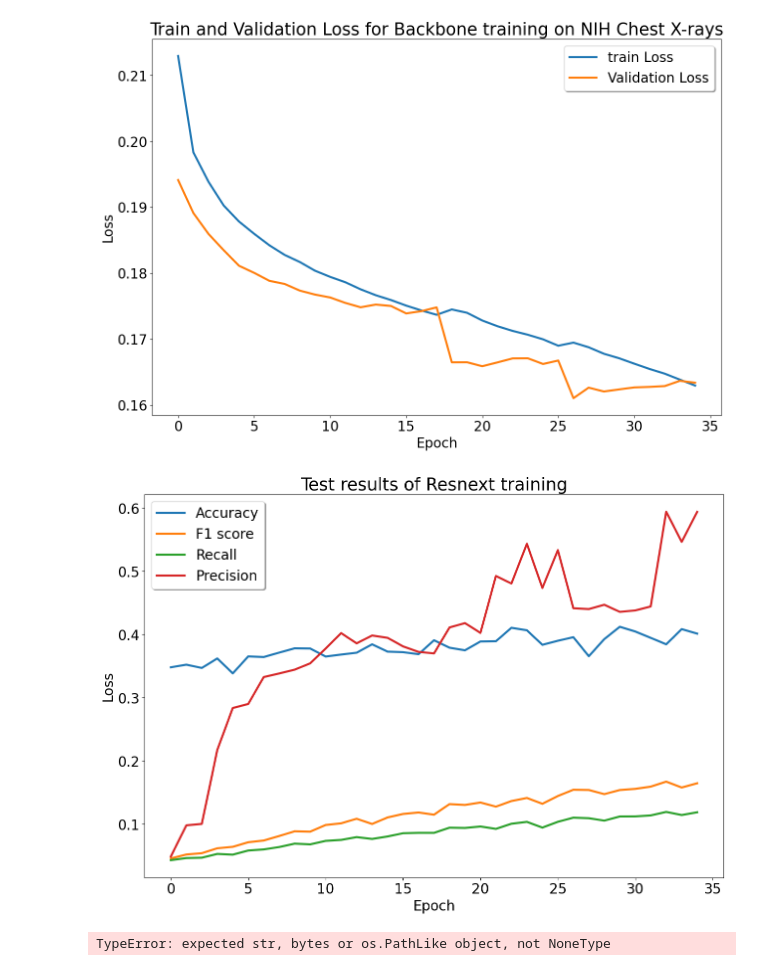
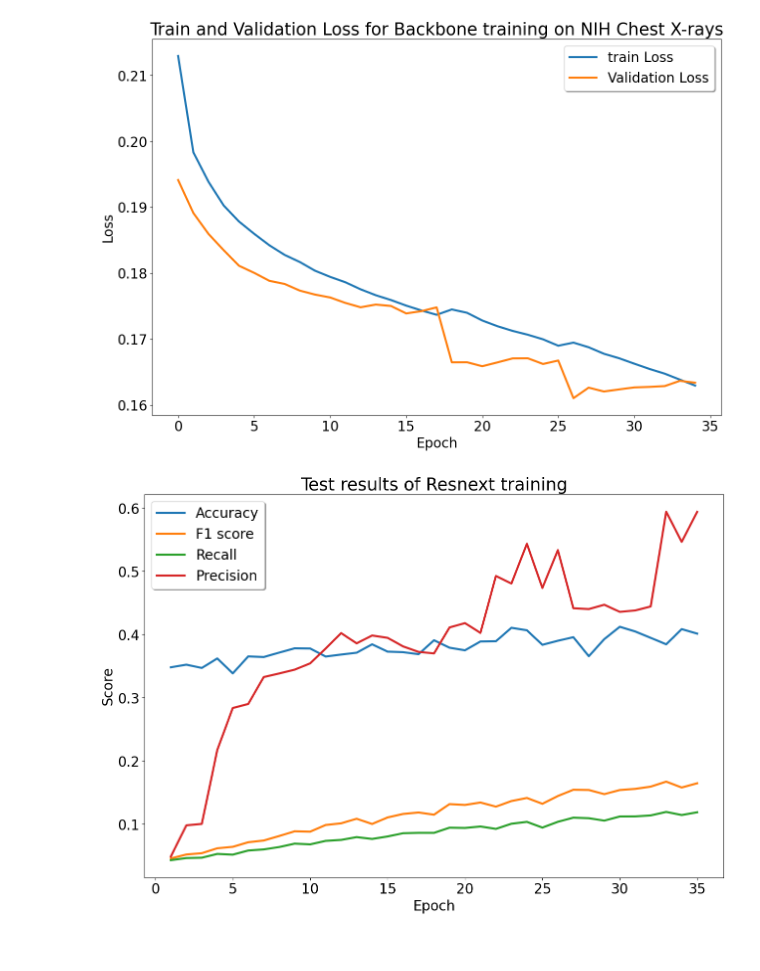
Before and after one commit to JulianSe26/aml-project, a Jupyter notebook: src/model-evaluations.ipynb, the cells around one changed output. Saved outputs shown, nothing was run; the diff lists cells and outputs as text; code cells hidden in the pictures.

```diff
--- a/src/model-evaluations.ipynb
+++ b/src/model-evaluations.ipynb
@@ -31,30 +32,25 @@ fig.savefig("../imgs/models/loss_backbone_rcnn_35.png",dpi=200)
 with open(loss_path + '/resnext101_32x8d_general_test_results_35.pickle', 'rb') as f:
     test_results_general = pickle.load(f)
 # %%
-x = [i for i in range(len(val_loss))]
+x = [i+1 for i in range(len(val_loss))]
 
 accuracy = [a['accuracy'] for a in test_results_general]
 f1 = [a['f1'] for a in test_results_general]
 recall = [a['recall'] for a in test_results_general]
 precision = [a['precision'] for a in test_results_general]
 
 fig = plt.figure(figsize=(15,10))
 plt.plot(x,accuracy, label="Accuracy", linewidth=3)
 plt.plot(x,f1, label="F1 score", linewidth=3)
 plt.plot(x,recall, label="Recall", linewidth=3)
 plt.plot(x,precision, label="Precision", linewidth=3)
 plt.title("Test results of Resnext training", fontsize=25)
-plt.ylabel("Loss",fontsize=20)
+plt.ylabel("Score",fontsize=20)
 plt.xlabel("Epoch",fontsize=20)
 plt.legend(shadow=True, prop={'size': 20})
 plt.xticks(fontsize=20 )
 plt.yticks(fontsize=20 )
 plt.show(block=True)
 fig.savefig("../imgs/models/test_results_backbone_rcnn_35.png",dpi=200)
 # %% [output]
-[figure, old version]
+[figure, new version]
-# %%
-### TODO: use held-out set to validate here testing statistics..
-dataset = NIHDataset()
-# %% [output]
-TypeError: expected str, bytes or os.PathLike object, not NoneType
```
Also changed, not shown: parts of 5 cells of this notebook, 6 other files.
